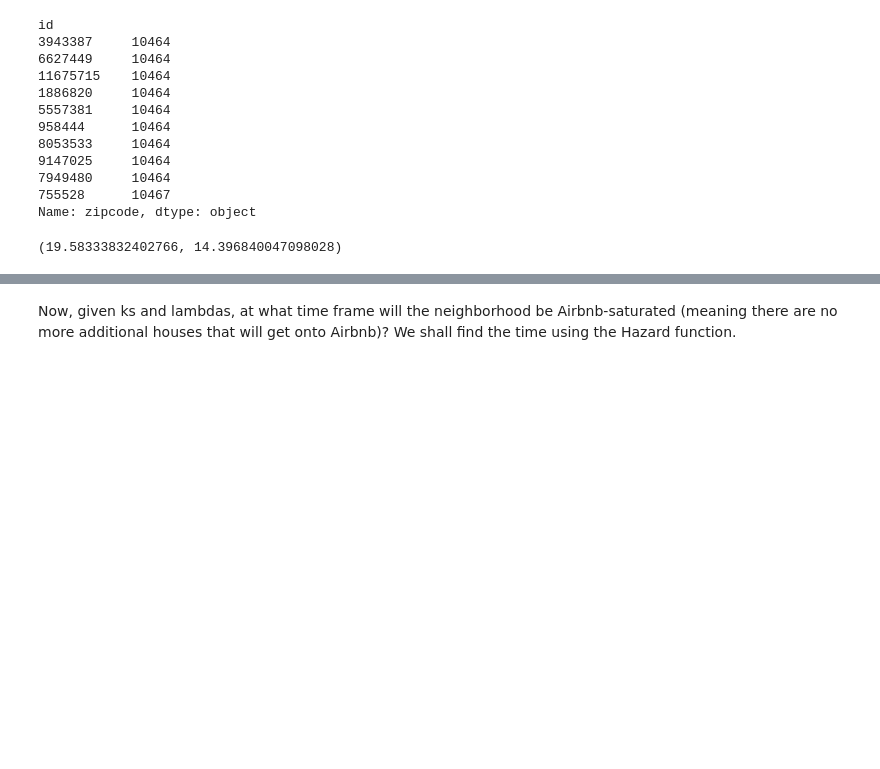
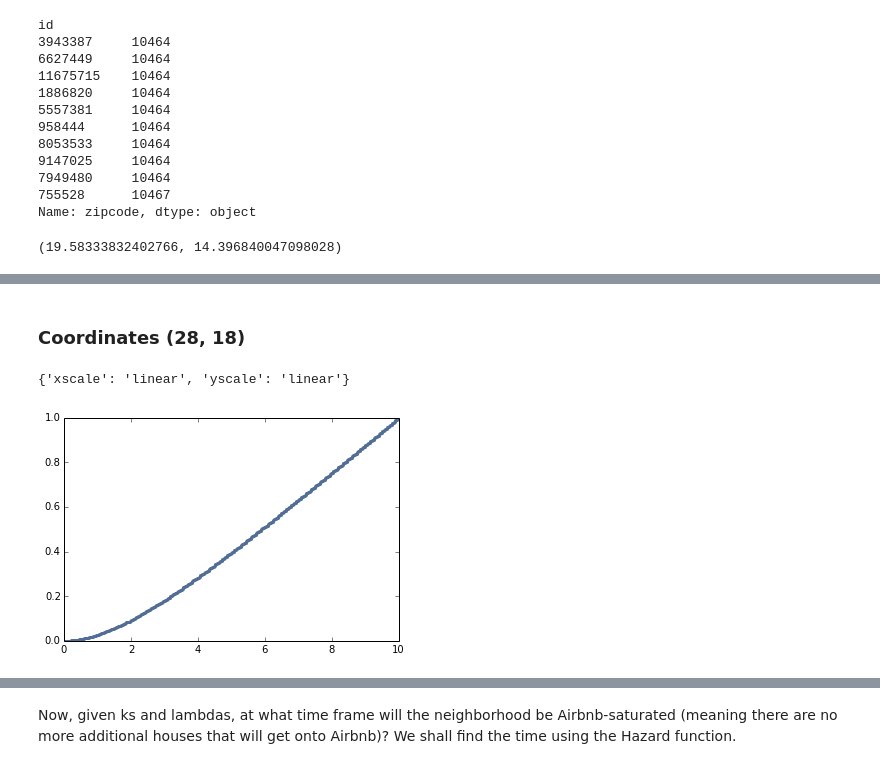
Before and after one commit to ajackso/SurvivalAnalysis, a Jupyter notebook: NYCListing.ipynb, the cells around one changed output, grey strips where cells are left out. Drawn from its saved outputs; the diff is of its cells as text; code cells hidden in the pictures; blank space fills up the shorter version.

Commit message:
added neighborhoodpmf, updates NYCListings

```diff
--- a/NYCListing.ipynb
+++ b/NYCListing.ipynb
@@ -90,8 +101,9 @@ from geopy import distance
 def find_distance(in_lat, in_long):
     '''Paramters: Lat and long of house listing.
        Output: 0 < lat < 33.64 and 0 < long < 32.64
-       We calculate the long difference and lat difference by isolating the variables and fixing the other
-       to be the corresponding fixed varaible of the minimum free variable.
+       We calculate the long difference and lat difference by isolating
+       the variables and fixing the other to be the corresponding fixed
+       varaible of the minimum free variable.
     '''
     diff_long = distance.vincenty((corresponding_lat_of_min_long, in_long), (corresponding_lat_of_min_long, min_long)).miles
     diff_lat = distance.vincenty((in_lat,  corresponding_long_of_min_lat), (min_lat, corresponding_long_of_min_lat)).miles
@@ -349,0 +322,7 @@ C = Counter(neighborhoodData)
+# %%
+def MakeWeibullCdf(lam, k, high, n=200):
+    """Makes a Cdf approx to a Weibull distribution.
+    """
+    xs = np.linspace(0, high, n)
+    ps = EvalWeibullCdf(xs, lam, k)
+    return Cdf(dict(zip(xs, ps)))
@@ -349,0 +383,11 @@ C = Counter(neighborhoodData)
+# %% [markdown]
+### Coordinates (28, 18)
+# %%
+suite_0 = neighborhoodPMF[(28,18)]
+lam_0, k_0 = suite_0.Random()
+weibullcdf_0 = MakeWeibullCdf(lam_0,k_0,10)
+# %%
+thinkplot.Cdf(weibullcdf_0)
+# %% [output]
+{'xscale': 'linear', 'yscale': 'linear'}
+[figure, added]
```
Also changed, not shown: parts of 45 cells of this notebook, 1 other file.
